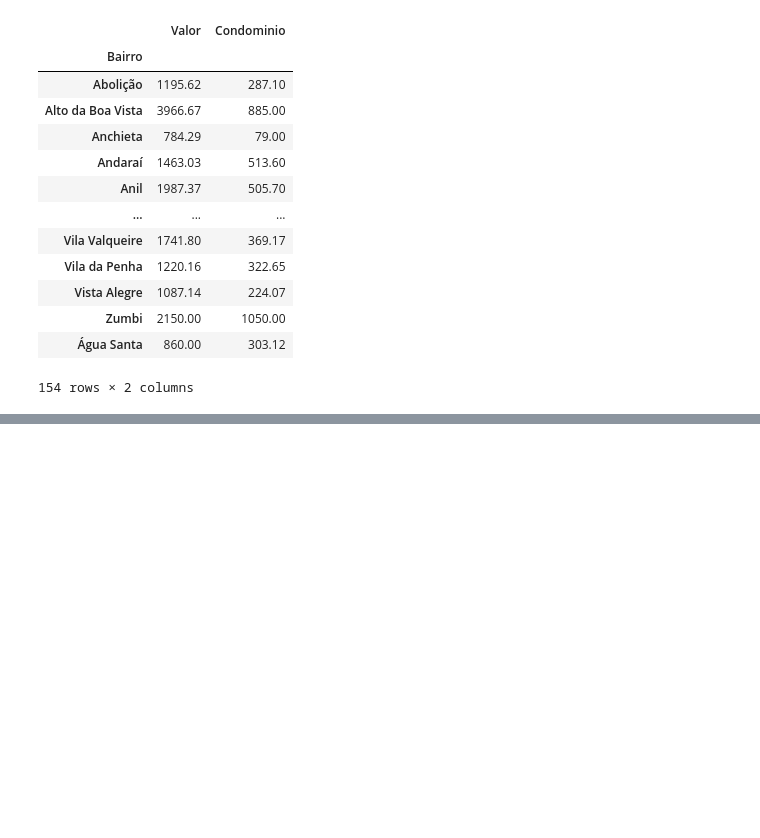
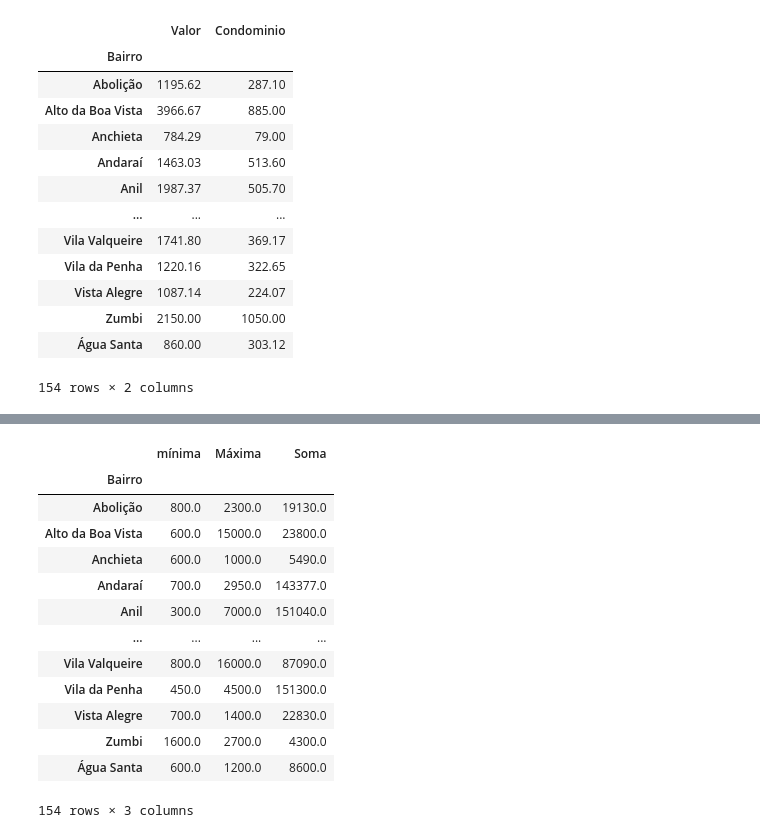
Before and after one commit to DorivanKadatzBorba/JupyterDS_Estudos, a Jupyter notebook: AulaPandas07.ipynb, the cells around one changed output, grey strips where cells are left out. Drawn from its saved outputs; the diff is of its cells as text; code cells hidden in the pictures; blank space fills up the shorter version.

```diff
--- a/AulaPandas07.ipynb
+++ b/AulaPandas07.ipynb
@@ -198,0 +222,17 @@ dados.loc[[9767, 12192]]
+# %%
+grupo_bairro['Valor'].aggregate(['min', 'max', 'sum']).rename(columns = {'min': 'Mínima', 'max': 'Máxima', 'sum': 'Soma'})
+# %% [output]
+|  | mínima | Máxima | Soma |
+| Bairro |  |  |  |
+| Abolição | 800.0 | 2300.0 | 19130.0 |
+| Alto da Boa Vista | 600.0 | 15000.0 | 23800.0 |
+| Anchieta | 600.0 | 1000.0 | 5490.0 |
+| Andaraí | 700.0 | 2950.0 | 143377.0 |
+| Anil | 300.0 | 7000.0 | 151040.0 |
+| ... | ... | ... | ... |
+| Vila Valqueire | 800.0 | 16000.0 | 87090.0 |
+| Vila da Penha | 450.0 | 4500.0 | 151300.0 |
+| Vista Alegre | 700.0 | 1400.0 | 22830.0 |
+| Zumbi | 1600.0 | 2700.0 | 4300.0 |
+| Água Santa | 600.0 | 1200.0 | 8600.0 |
+154 rows × 3 columns
```
Also changed, not shown: parts of 10 cells of this notebook, 3 other files.
